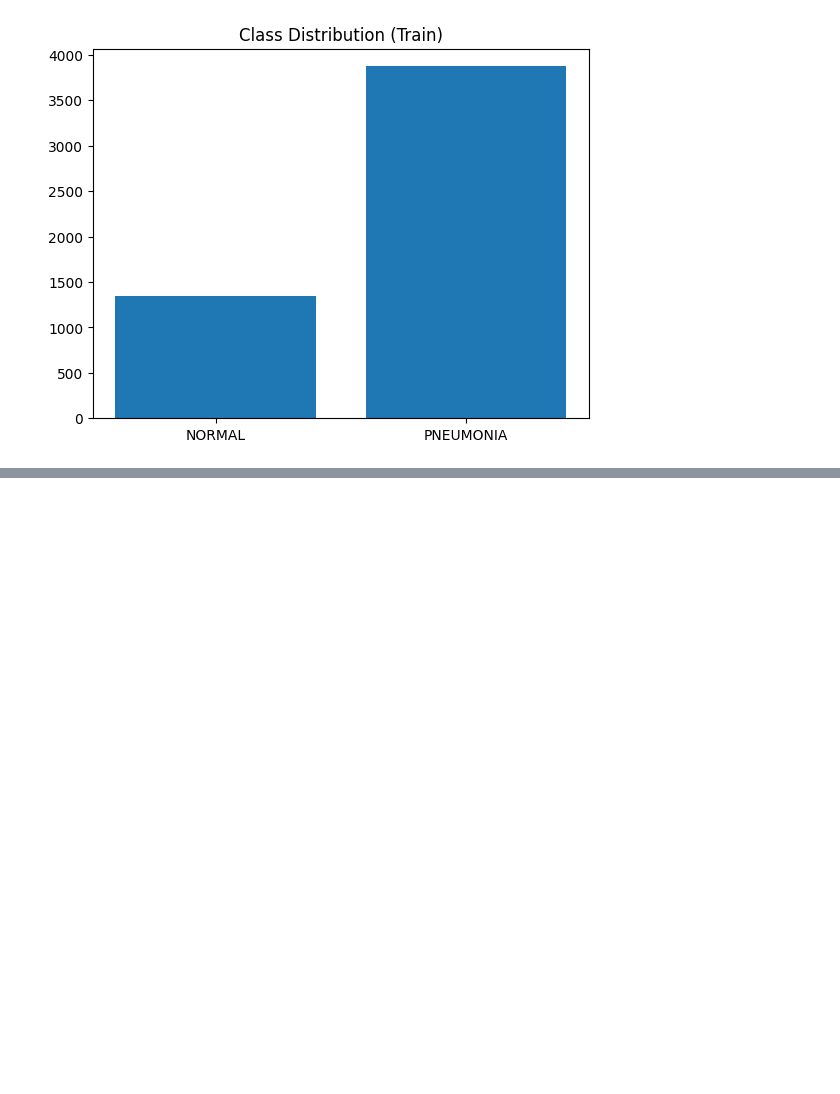
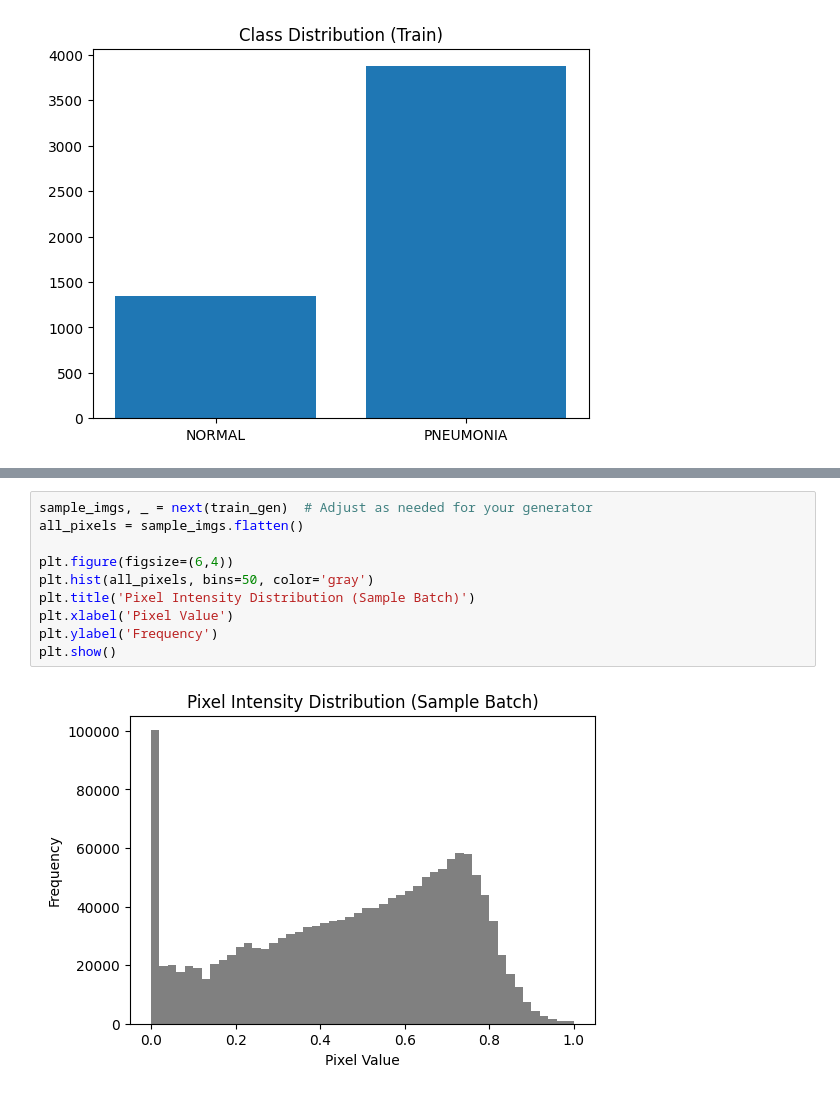
Before and after one commit to O-keita/chest-xray-classifier, a Jupyter notebook: notebook/pneumonia_classification.ipynb, the cells around one changed output, grey strips where cells are left out. Drawn from its saved outputs; the diff is of its cells as text; blank space fills up the shorter version.

```diff
--- a/notebook/pneumonia_classification.ipynb
+++ b/notebook/pneumonia_classification.ipynb
@@ -65,3 +52,15 @@ plt.show()
+# %%
+sample_imgs, _ = next(train_gen)  # Adjust as needed for your generator
+all_pixels = sample_imgs.flatten()
+
+plt.figure(figsize=(6,4))
+plt.hist(all_pixels, bins=50, color='gray')
+plt.title('Pixel Intensity Distribution (Sample Batch)')
+plt.xlabel('Pixel Value')
+plt.ylabel('Frequency')
+plt.show()
+# %% [output]
+[figure, added]
 # %%
 input_shape = (128, 128, 3)
 num_classes = len(class_indices)
```
Also changed, not shown: parts of 6 cells of this notebook, 3 other files.
